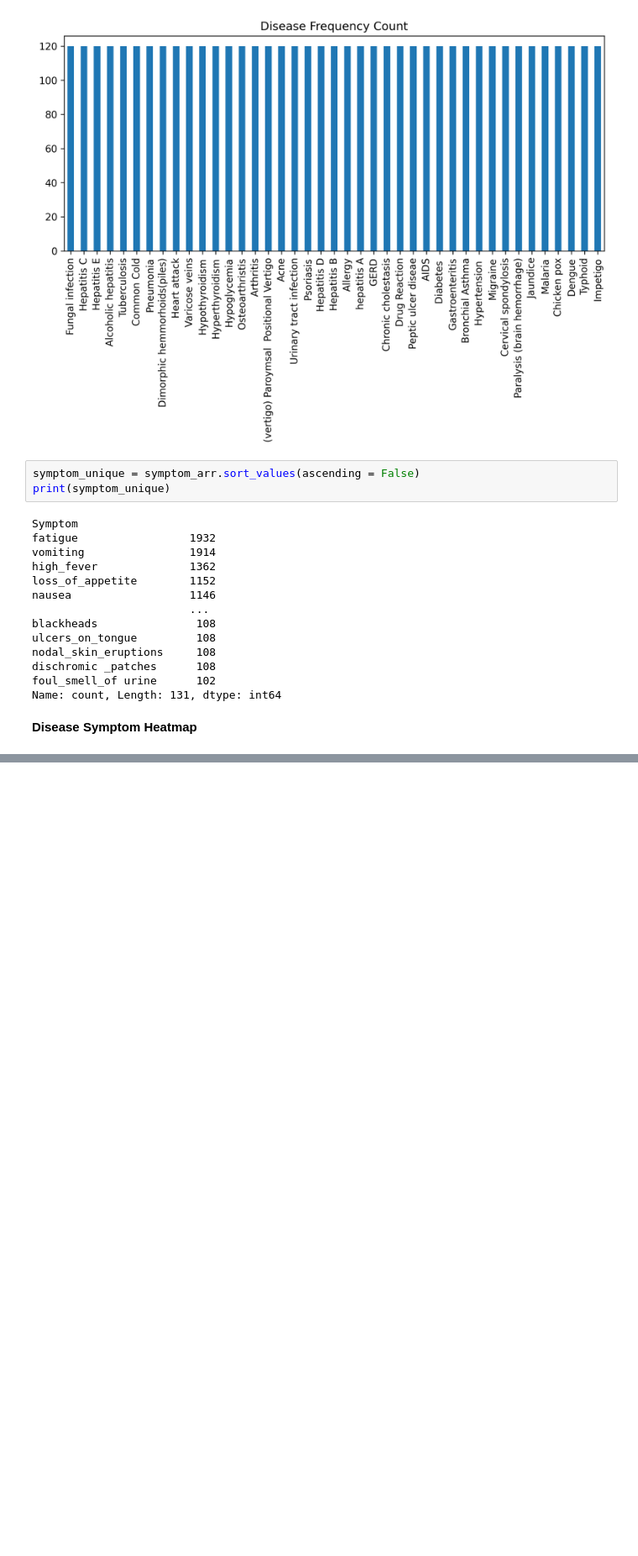
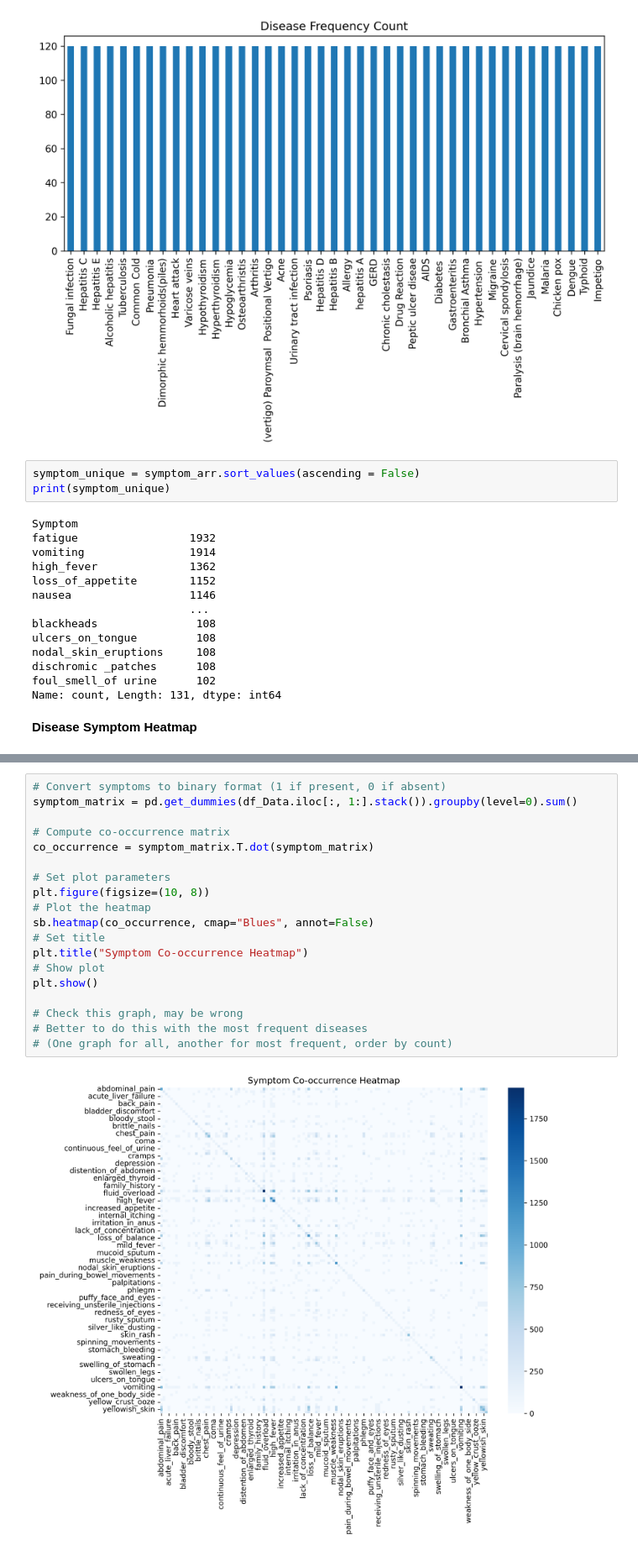
Before and after one commit to domipm/AML-Disease-Symptom, a Jupyter notebook: Visualizations.ipynb, the cells around one changed output, grey strips where cells are left out. Shown at 84% size. Saved outputs shown, nothing was run; the diff lists cells and outputs as text; blank space fills up the shorter version.

Commit message:
Include heatmaps and missing value matrix

```diff
--- a/Visualizations.ipynb
+++ b/Visualizations.ipynb
@@ -234,3 +283,24 @@ Impetigo                                                   0
 
 [41 rows x 131 columns]
 [figure]
+# %%
+# Convert symptoms to binary format (1 if present, 0 if absent)
+symptom_matrix = pd.get_dummies(df_Data.iloc[:, 1:].stack()).groupby(level=0).sum()
+
+# Compute co-occurrence matrix
+co_occurrence = symptom_matrix.T.dot(symptom_matrix)
+
+# Set plot parameters
+plt.figure(figsize=(10, 8))
+# Plot the heatmap
+sb.heatmap(co_occurrence, cmap="Blues", annot=False)
+# Set title
+plt.title("Symptom Co-occurrence Heatmap")
+# Show plot
+plt.show()
+
+# Check this graph, may be wrong
+# Better to do this with the most frequent diseases
+# (One graph for all, another for most frequent, order by count)
+# %% [output]
+[figure, added]
```
Also changed, not shown: parts of 10 cells of this notebook.
